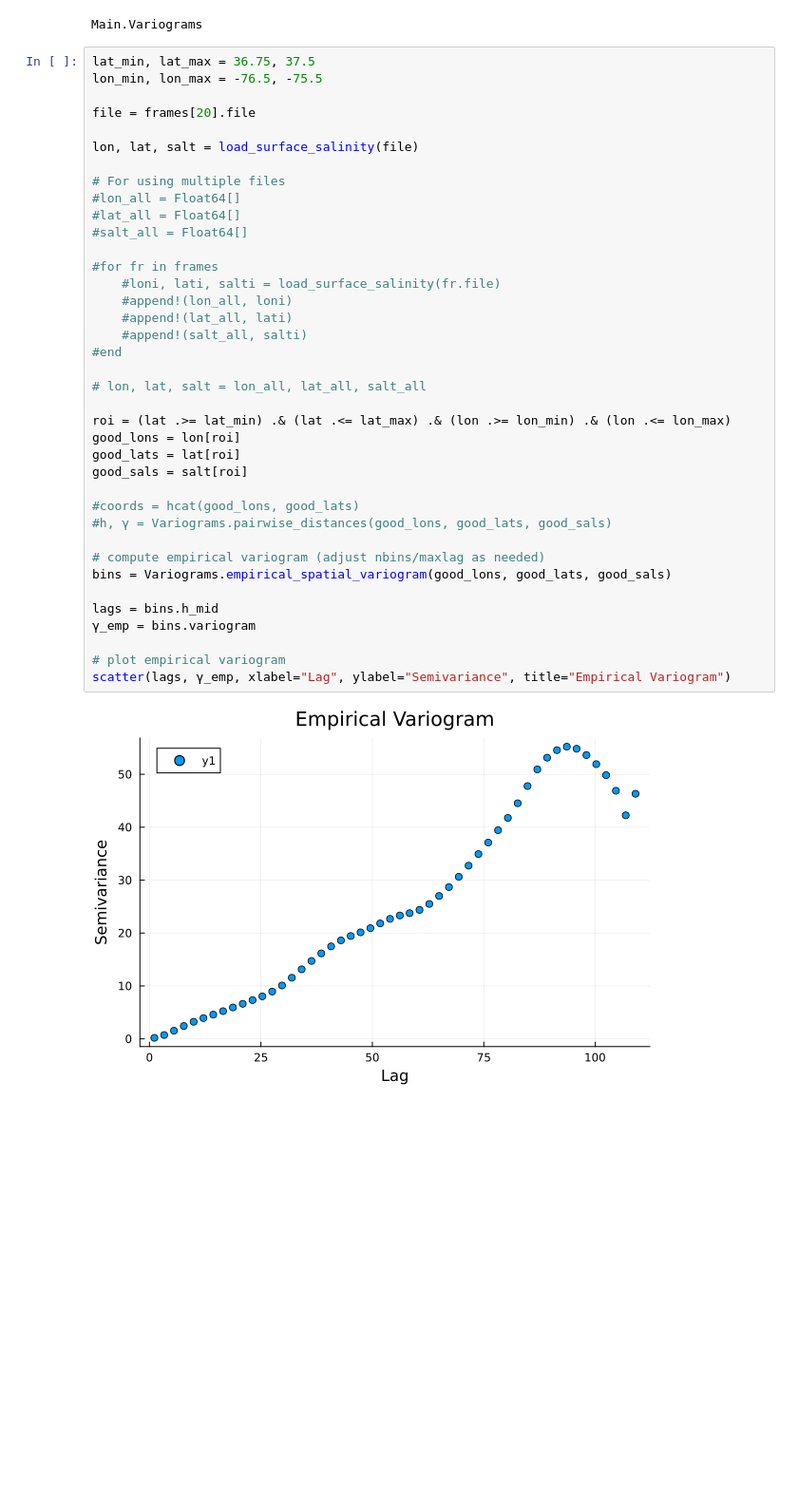
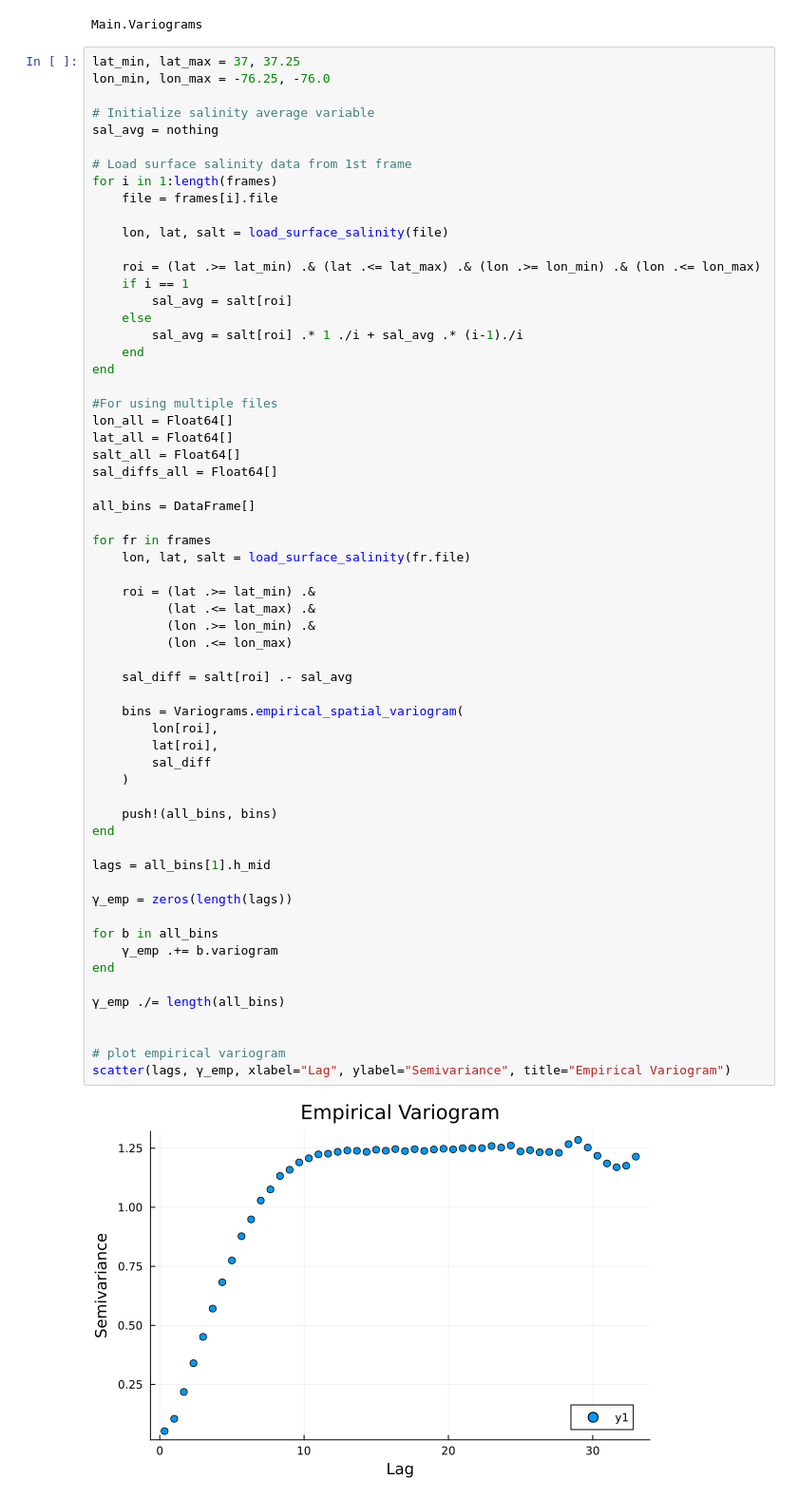
Before and after one commit to kmgovind/scientific-data-models, a Jupyter notebook: chesapeake_bay_salinity/cb_length_scales.ipynb, the cells around one changed output. Shown at 95% size. Drawn from its saved outputs; the diff is of its cells as text; blank space fills up the shorter version.

```diff
--- a/chesapeake_bay_salinity/cb_length_scales.ipynb
+++ b/chesapeake_bay_salinity/cb_length_scales.ipynb
@@ -72,43 +72,66 @@ include("cb_variograms.jl")
 # %% [output]
 Main.Variograms
 # %%
-lat_min, lat_max = 36.75, 37.5
-lon_min, lon_max = -76.5, -75.5
+lat_min, lat_max = 37, 37.25
+lon_min, lon_max = -76.25, -76.0
 
-file = frames[20].file
+# Initialize salinity average variable
+sal_avg = nothing
 
-lon, lat, salt = load_surface_salinity(file)
+# Load surface salinity data from 1st frame
+for i in 1:length(frames)
+    file = frames[i].file
 
-# For using multiple files
-#lon_all = Float64[]
-#lat_all = Float64[]
-#salt_all = Float64[]
+    lon, lat, salt = load_surface_salinity(file)
 
-#for fr in frames
-    #loni, lati, salti = load_surface_salinity(fr.file)
-    #append!(lon_all, loni)
-    #append!(lat_all, lati)
-    #append!(salt_all, salti)
-#end
+    roi = (lat .>= lat_min) .& (lat .<= lat_max) .& (lon .>= lon_min) .& (lon .<= lon_max)
+    if i == 1
+        sal_avg = salt[roi]
+    else
+        sal_avg = salt[roi] .* 1 ./i + sal_avg .* (i-1)./i
+    end
+end
 
-# lon, lat, salt = lon_all, lat_all, salt_all
+#For using multiple files
+lon_all = Float64[]
+lat_all = Float64[]
+salt_all = Float64[]
+sal_diffs_all = Float64[]
 
-roi = (lat .>= lat_min) .& (lat .<= lat_max) .& (lon .>= lon_min) .& (lon .<= lon_max)
-good_lons = lon[roi]
-good_lats = lat[roi]
-good_sals = salt[roi]
+all_bins = DataFrame[]
 
-#coords = hcat(good_lons, good_lats)
-#h, γ = Variograms.pairwise_distances(good_lons, good_lats, good_sals)
+for fr in frames
+    lon, lat, salt = load_surface_salinity(fr.file)
 
-# compute empirical variogram (adjust nbins/maxlag as needed)
-bins = Variograms.empirical_spatial_variogram(good_lons, good_lats, good_sals)
+    roi = (lat .>= lat_min) .&
+          (lat .<= lat_max) .&
+          (lon .>= lon_min) .&
+          (lon .<= lon_max)
 
-lags = bins.h_mid
-γ_emp = bins.variogram
+    sal_diff = salt[roi] .- sal_avg
+
+    bins = Variograms.empirical_spatial_variogram(
+        lon[roi],
+        lat[roi],
+        sal_diff
+    )
+
+    push!(all_bins, bins)
+end
+
+lags = all_bins[1].h_mid
+
+γ_emp = zeros(length(lags))
+
+for b in all_bins
+    γ_emp .+= b.variogram
+end
+
+γ_emp ./= length(all_bins)
+
 
 # plot empirical variogram
 scatter(lags, γ_emp, xlabel="Lag", ylabel="Semivariance", title="Empirical Variogram")
 # %% [output]
-[figure, old version]
+[figure, new version]
 # %%
```
Also changed, not shown: parts of 7 cells of this notebook, 3 other files.
